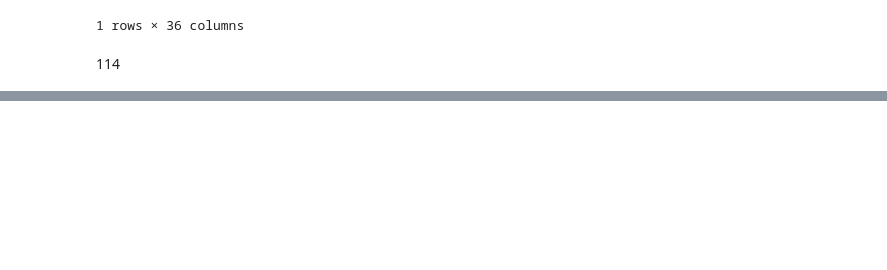
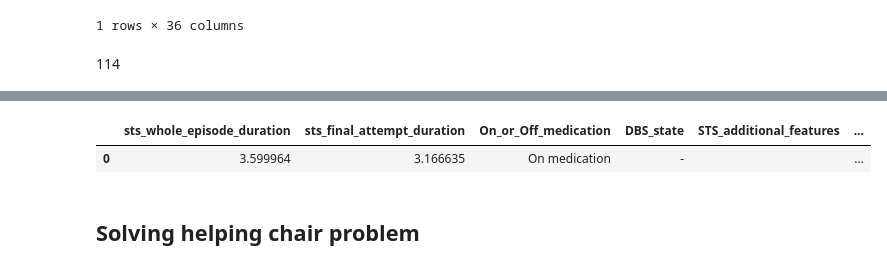
Before and after one commit to kgreed4/parkisons_exploration, a Jupyter notebook: sts/movenet_example.ipynb, the cells around one changed output, grey strips where cells are left out. Saved outputs shown, nothing was run; the diff lists cells and outputs as text; code cells hidden in the pictures; blank space fills up the shorter version.

```diff
--- a/sts/movenet_example.ipynb
+++ b/sts/movenet_example.ipynb
@@ -800,0 +882,35 @@ df
+# %%
+# nose 0.49325916 0.058063142
+# left_eye 0.40435374 0.03654843
+# right_eye 0.53655434 0.03355795
+# left_ear 0.27899796 0.060204607
+# right_ear 0.59126145 0.043215342
+
+# Duration in seconds of "final attempt duration" label in milliseconds, comprising their impression of the duration between the lowest point of the head (start)
+# and when the person was fully upright/the maximum vertical position of the vertex of the head (end).
+
+# Create a head column that is the average y values of nose_y, left_eye_y, right_eye_y, left_ear_y, right_ear_y
+df['head'] = (df['nose_y'] + df['left_eye_y'] + df['right_eye_y'] + df['left_ear_y'] + df['right_ear_y']) / 5
+
+# Get min and max values and their rows from head column
+# REMEMBER: Pose estimation y-axis starts at top left corner and moves down (reverse)
+min_head = df['head'].min()
+max_head = df['head'].max()
+
+# Get highest head point
+highest_head = df[df['head'] == min_head]
+
+# Get lowest head point
+lowest_head = df[df['head'] == max_head]
+
+# Get time entry at highest_head and lowest_head
+highest_head_time = highest_head['time'].iloc[0]
+lowest_head_time = lowest_head['time'].iloc[0]
+print('Highest head time: ', highest_head_time, 'Lowest head time: ', lowest_head_time)
+
+# Calculate final attempt duration
+final_attempt_duration = highest_head_time.total_seconds() - lowest_head_time.total_seconds()
+print('Total duration: ', final_attempt_duration)
+
+# Save in second entry of output_df
+output_df.loc[0, 'sts_final_attempt_duration'] = final_attempt_duration
@@ -800,0 +920,7 @@ df
+# %%
+output_df.head()
+# %% [output]
+|  | sts_whole_episode_duration | sts_final_attempt_duration | On_or_Off_medication | DBS_state | STS_additional_features | ... |
+| 0 | 3.599964 | 3.166635 | On medication | - |  | ... |
+# %% [markdown]
+## Solving helping chair problem
```
Also changed, not shown: parts of 18 cells of this notebook.
